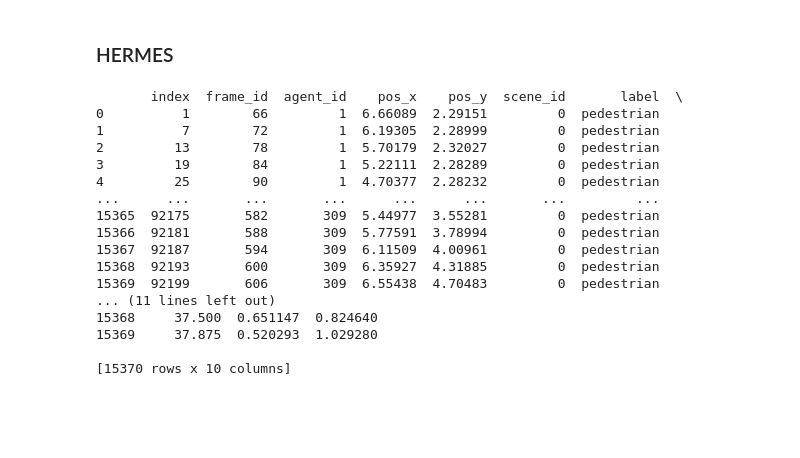
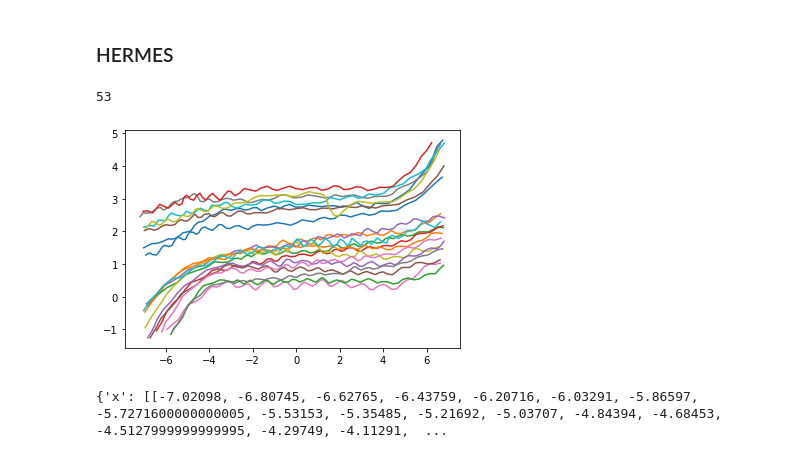
Before and after one commit to karlriis/trajectory-forecasting, a Jupyter notebook: datasets_test.ipynb, the cells around one changed output. Cells and saved outputs as stored; diff of their text form; code cells hidden in the pictures; blank space fills up the shorter version.

```diff
--- a/datasets_test.ipynb
+++ b/datasets_test.ipynb
@@ -100,24 +138,29 @@ serie = 'Corridor-2D'
 exp = 'bo-360-160-160'
 OPENTRAJ_ROOT = './OpenTraj/'
 annot_file = os.path.join(OPENTRAJ_ROOT, "datasets/HERMES", serie, exp + '.txt')
-traj_datasets = load_bottleneck(annot_file, sampling_rate=6, use_kalman=False, title='Hermes')
+traj_dataset = load_bottleneck(annot_file, sampling_rate=6, use_kalman=False, title='Hermes')
 # %%
-print(traj_datasets.data)
+data = traj_dataset.data
-# %% [output]
-       index  frame_id  agent_id    pos_x    pos_y  scene_id       label  \
-0          1        66         1  6.66089  2.29151         0  pedestrian
-1          7        72         1  6.19305  2.28999         0  pedestrian
-2         13        78         1  5.70179  2.32027         0  pedestrian
-3         19        84         1  5.22111  2.28289         0  pedestrian
-4         25        90         1  4.70377  2.28232         0  pedestrian
-...      ...       ...       ...      ...      ...       ...         ...
-15365  92175       582       309  5.44977  3.55281         0  pedestrian
-15366  92181       588       309  5.77591  3.78994         0  pedestrian
-15367  92187       594       309  6.11509  4.00961         0  pedestrian
-15368  92193       600       309  6.35927  4.31885         0  pedestrian
-15369  92199       606       309  6.55438  4.70483         0  pedestrian
-... (11 lines left out)
-15368     37.500  0.651147  0.824640
-15369     37.875  0.520293  1.029280
-
-[15370 rows x 10 columns]
+# %%
+all_x = []
+all_y = []
+
+
+for agent_id in np.unique(data['agent_id']):
+
+    sample_x = data["pos_x"].loc[data["agent_id"]==agent_id].values
+    sample_y = data["pos_y"].loc[data["agent_id"]==agent_id].values
+
+    if len(sample_x) > 60:
+        all_x.append(list(sample_x))
+        all_y.append(list(sample_y))
+
+print(len(all_x))
+# %% [output]
+53
+# %%
+for i in range(len(all_x[:20])):
+    plt.plot(all_x[i], all_y[i])
+plt.show()
+# %% [output]
+[figure, added]
@@ -123,0 +171,4 @@ print(traj_datasets.data)
+# %%
+print(mdic)
+# %% [output]
+{'x': [[-7.02098, -6.80745, -6.62765, -6.43759, -6.20716, -6.03291, -5.86597, -5.7271600000000005, -5.53153, -5.35485, -5.21692, -5.03707, -4.84394, -4.68453, -4.5127999999999995, -4.29749, -4.11291,  ...
```
Also changed, not shown: parts of 15 cells of this notebook.
